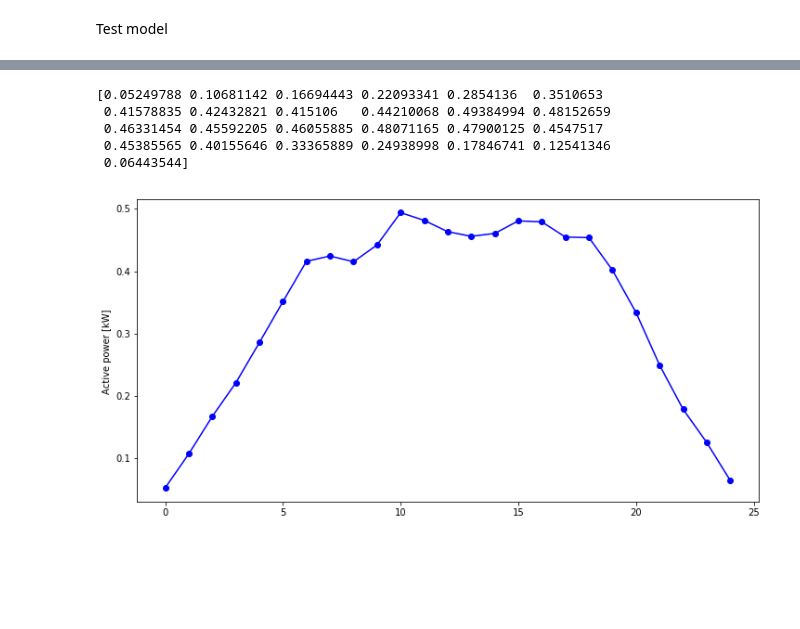
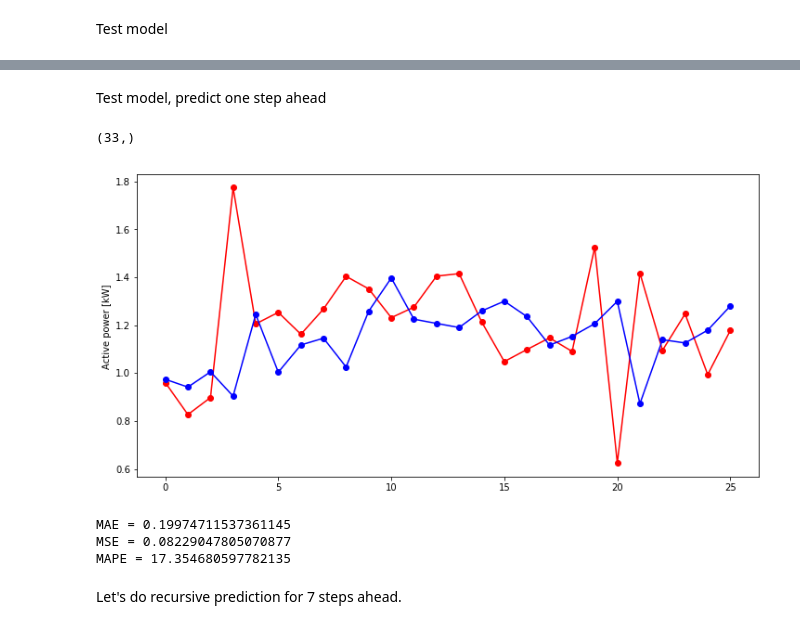
Before and after one commit to milosbozic/ml-conference-workshop, a Jupyter notebook: ml_conferece_wokshop.ipynb, the cells around one changed output, grey strips where cells are left out. Cells and saved outputs as stored; diff of their text form; code cells hidden in the pictures; blank space fills up the shorter version.

```diff
--- a/ml_conferece_wokshop.ipynb
+++ b/ml_conferece_wokshop.ipynb
@@ -244,7 +232,7 @@ def univariate_split(sequence, timesteps, horizon):
     end_ix = i + timesteps
     out_end_ix = end_ix + horizon
     #check if we are beyond the sequence
-    if out_end_ix > len(sequence)-1:
+    if out_end_ix > len(sequence):
       break
     # gather input and output parts of the pattern
     seq_x, seq_y = sequence[i:end_ix], sequence[end_ix:out_end_ix]
@@ -723,0 +819,12 @@ print(yhat.shape)
+# %%
+model_nn = tf.keras.Sequential([
+    tf.keras.layers.Dense(200, activation='relu', input_dim=timesteps),
+    tf.keras.layers.Dense(200, activation='relu'),
+    tf.keras.layers.Dense(1)
+])
+
+model_nn.summary()
+
+model_nn.compile(optimizer='adam', loss=tf.keras.losses.MeanSquaredError())
+
+model_nn.fit(X, y, epochs=100, verbose=0)
@@ -724,31 +846,29 @@ print(yhat.shape)
+# %% [markdown]
+Test model, predict one step ahead
 # %%
-def result_matrix(yhat, n):
+test_seq = test['Global_active_power'].values
+print(test_seq.shape)
 
-  mat = np.zeros([n - yhat.shape[1], n-1])
+x_test, y_test = univariate_split(test_seq, timesteps, horizon)
 
-  for i in range(n - yhat.shape[1]):
-    mat[i][i:i + yhat.shape[1]] = yhat[i]
-  return mat
-#print(yhat[-2])
-res = result_matrix(yhat, 26)
+yhat = model_nn.predict(x_test, verbose=0)
 
-y_pred = np.mean(res, axis = 0)
-print(y_pred)
 
-plt.figure(figsize=(12,6))
-#plt.plot(y_test, 'r', marker='o')
-plt.plot(y_pred, 'b', marker='o')
+plt.figure(figsize=(12, 6))
+plt.plot(y_real, 'r', marker='o')
+plt.plot(yhat, 'b', marker='o')
 plt.ylabel('Active power [kW] ')
 plt.show()
 
 # Calc errors
-#print('MAE = {}'.format(mean_absolute_error(y_test, yhat)))
-#print('MSE = {}'.format(mean_squared_error(y_test, yhat)))
-#print('MAPE = {}'.format(MAPE(y_test, yhat)))
+print('MAE = {}'.format(mean_absolute_error(y_real, yhat)))
+print('MSE = {}'.format(mean_squared_error(y_real, yhat)))
+print('MAPE = {}'.format(MAPE(y_real, yhat)))
 # %% [output]
-[0.05249788 0.10681142 0.16694443 0.22093341 0.2854136  0.3510653
- 0.41578835 0.42432821 0.415106   0.44210068 0.49384994 0.48152659
- 0.46331454 0.45592205 0.46055885 0.48071165 0.47900125 0.4547517
- 0.45385565 0.40155646 0.33365889 0.24938998 0.17846741 0.12541346
- 0.06443544]
+(33,)
-[figure, old version]
+[figure, new version]
+MAE = 0.19974711537361145
+MSE = 0.08229047805070877
+MAPE = 17.354680597782135
+# %% [markdown]
+Let's do recursive prediction for 7 steps ahead.
```
Also changed, not shown: parts of 26 cells of this notebook.
